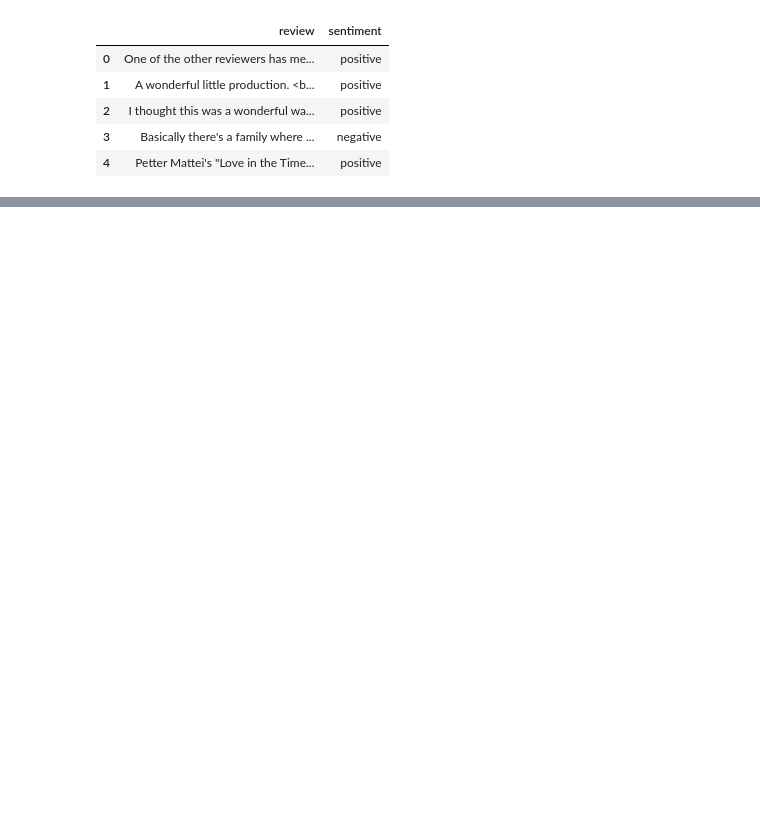
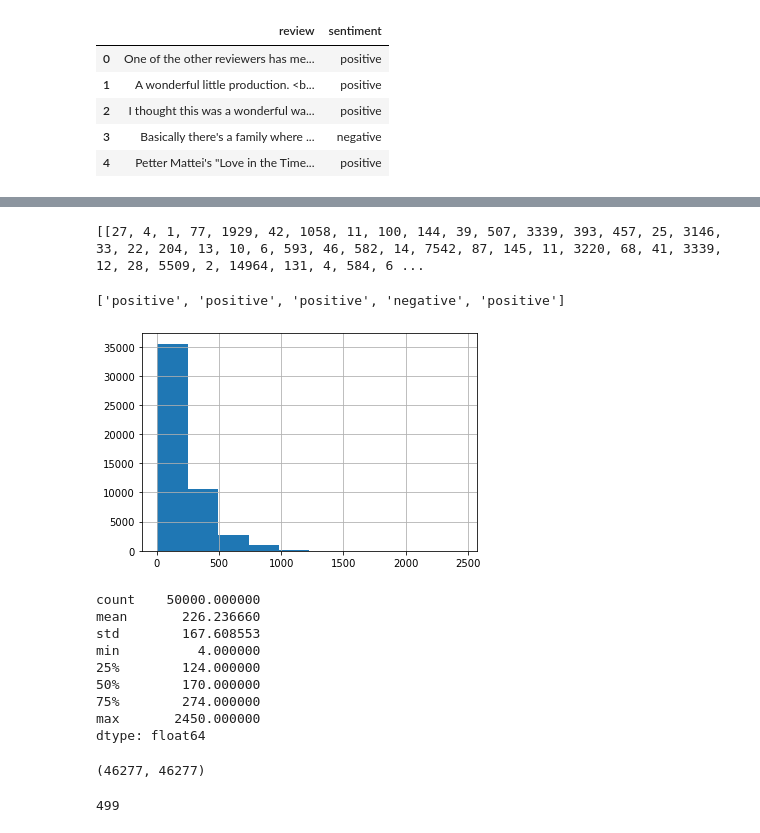
Before and after one commit to Santosh7vasa/Sentiment-Classification-PyTorch, a Jupyter notebook: Main.ipynb, the cells around one changed output, grey strips where cells are left out. Saved outputs shown, nothing was run; the diff lists cells and outputs as text; code cells hidden in the pictures; blank space fills up the shorter version.

```diff
--- a/Main.ipynb
+++ b/Main.ipynb
@@ -60,0 +63,7 @@ df['review'][0], df['sentiment'][0]
+# %%
+count_words = Counter(words)
+total_words = len(words)
+sorted_words = count_words.most_common(total_words)
+# %%
+vocab_to_int = {w:i+1 for i, (w,c) in enumerate(sorted_words)}
+len(vocab_to_int)
@@ -60,0 +72,8 @@ df['review'][0], df['sentiment'][0]
+# %%
+reviews_split = []
+for r in reviews:
+    sen = []
+    for c in r:
+        if c not in punctuation:
+            sen.append(c)
+    reviews_split.append("".join(sen))
@@ -60,0 +88,13 @@ df['review'][0], df['sentiment'][0]
+# %%
+reviews_int = []
+for review in reviews_split:
+    r = [vocab_to_int[w] for w in review.split()]
+    reviews_int.append(r)
+print (reviews_int[0:3])
+# %% [output]
+[[27, 4, 1, 77, 1929, 42, 1058, 11, 100, 144, 39, 507, 3339, 393, 457, 25, 3146, 33, 22, 204, 13, 10, 6, 593, 46, 582, 14, 7542, 87, 145, 11, 3220, 68, 41, 3339, 12, 28, 5509, 2, 14964, 131, 4, 584, 6 ...
+# %%
+labels_split = list(df['sentiment'])
+print(labels_split[:5])
+# %% [output]
+['positive', 'positive', 'positive', 'negative', 'positive']
@@ -60,0 +104,19 @@ df['review'][0], df['sentiment'][0]
+# %%
+import pandas as pd
+import matplotlib.pyplot as plt
+%matplotlib inline
+reviews_len = [len(x) for x in reviews_int]
+pd.Series(reviews_len).hist()
+plt.show()
+pd.Series(reviews_len).describe()
+# %% [output]
+[figure, added]
+count    50000.000000
+mean       226.236660
+std        167.608553
+min          4.000000
+25%        124.000000
+50%        170.000000
+75%        274.000000
+max       2450.000000
+dtype: float64
@@ -60,0 +144,4 @@ df['review'][0], df['sentiment'][0]
+# %%
+len(reviews_int), len(encoded_labels)
+# %% [output]
+(46277, 46277)
@@ -60,0 +152,4 @@ df['review'][0], df['sentiment'][0]
+# %%
+seq_length
+# %% [output]
+499
```
Also changed, not shown: parts of 22 cells of this notebook.
